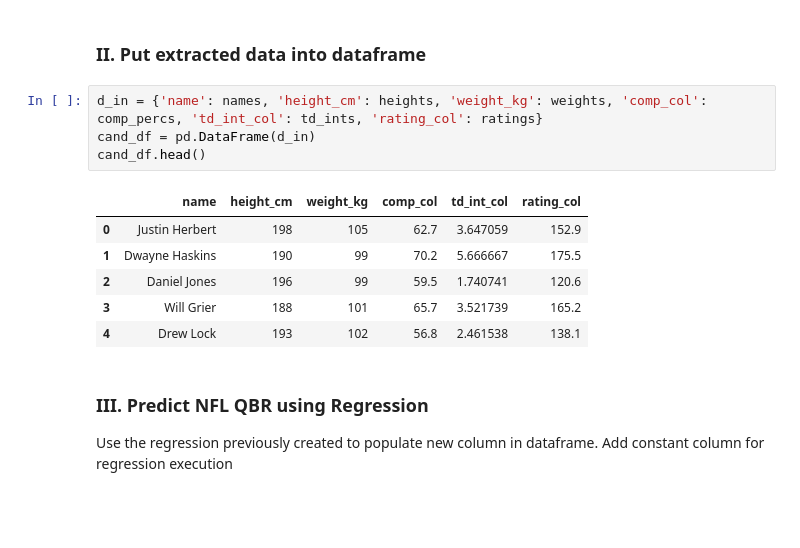
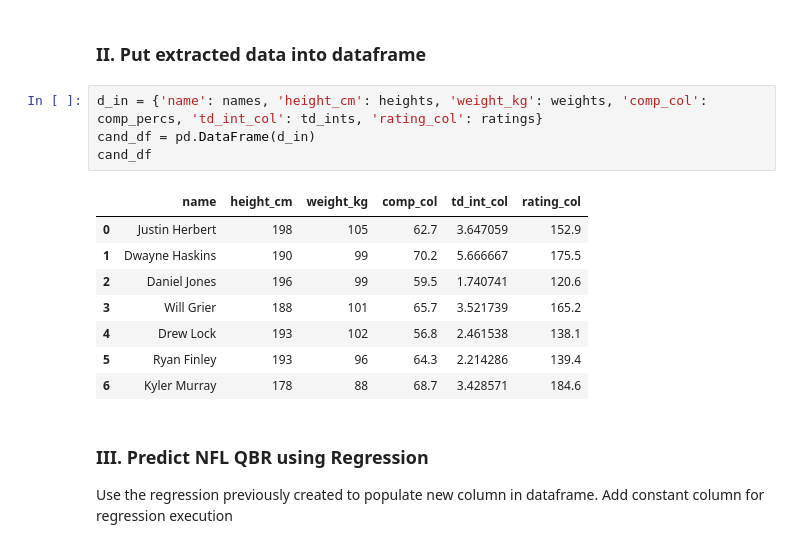
Before and after one commit to j-cirulli/j-cirulli.github.io, a Jupyter notebook: Final Tutorial.ipynb, the cells around one changed output. Saved outputs shown, nothing was run; the diff lists cells and outputs as text; blank space fills up the shorter version.

```diff
--- a/Final Tutorial.ipynb
+++ b/Final Tutorial.ipynb
@@ -861,14 +877,16 @@ for qb,school in candidates:
 # %%
 d_in = {'name': names, 'height_cm': heights, 'weight_kg': weights, 'comp_col': comp_percs, 'td_int_col': td_ints, 'rating_col': ratings}
 cand_df = pd.DataFrame(d_in)
-cand_df.head()
+cand_df
 # %% [output]
 |  | name | height_cm | weight_kg | comp_col | td_int_col | rating_col |
 | 0 | Justin Herbert | 198 | 105 | 62.7 | 3.647059 | 152.9 |
 | 1 | Dwayne Haskins | 190 | 99 | 70.2 | 5.666667 | 175.5 |
 | 2 | Daniel Jones | 196 | 99 | 59.5 | 1.740741 | 120.6 |
 | 3 | Will Grier | 188 | 101 | 65.7 | 3.521739 | 165.2 |
 | 4 | Drew Lock | 193 | 102 | 56.8 | 2.461538 | 138.1 |
+| 5 | Ryan Finley | 193 | 96 | 64.3 | 2.214286 | 139.4 |
+| 6 | Kyler Murray | 178 | 88 | 68.7 | 3.428571 | 184.6 |
 # %% [markdown]
 ### III. Predict NFL QBR using Regression
 Use the regression previously created to populate new column in dataframe. Add constant column for regression execution
```
Also changed, not shown: parts of 24 cells of this notebook, 1 other file.
